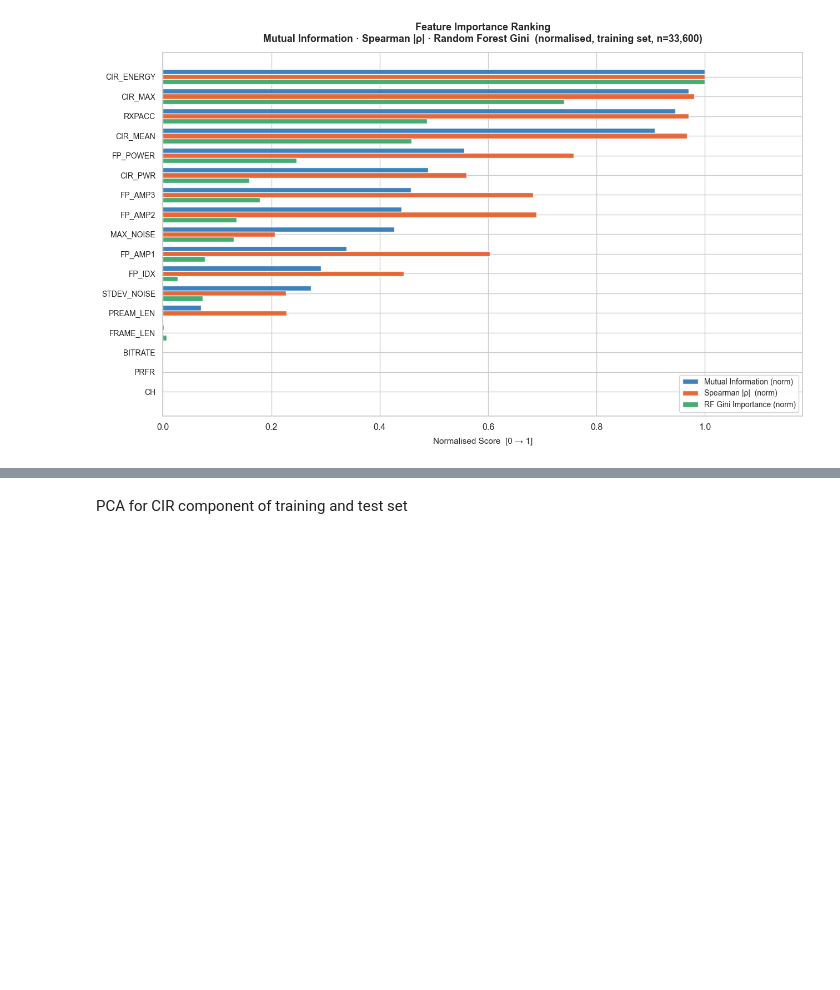
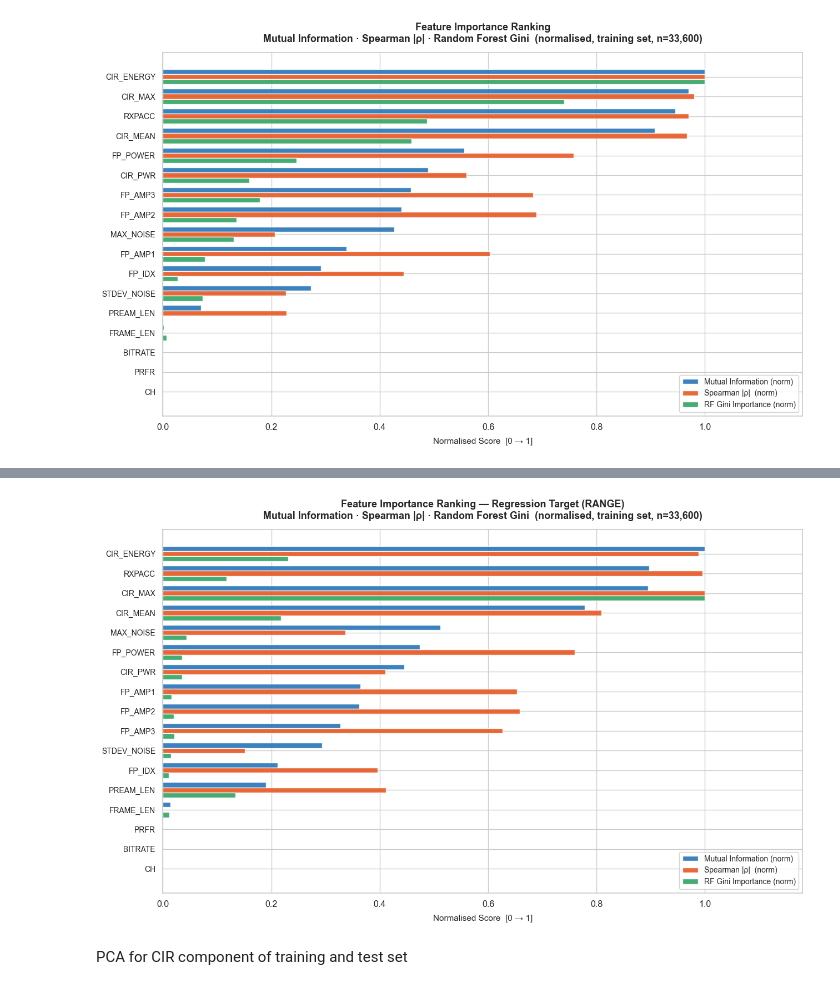
Before and after one commit to wymenlim/CSC3105, a Jupyter notebook: code/preprocessing.ipynb, the cells around one changed output, grey strips where cells are left out. Cells and saved outputs as stored; diff of their text form; code cells hidden in the pictures; blank space fills up the shorter version.

Commit message:
added importance ranking for regression

```diff
--- a/code/preprocessing.ipynb
+++ b/code/preprocessing.ipynb
@@ -290,0 +293,90 @@ Rank  Feature               MI Score    Spearman |r|   RF Importance
+# %%
+
+from sklearn.feature_selection import mutual_info_regression
+from sklearn.ensemble import RandomForestRegressor
+
+X_fi = X_train_raw[:, :17]   # (33600, 17)
+y_fi_reg = y_reg_train               # (33600,)
+
+# Same discrete mask as the classification cell
+discrete_features_set = {"CH", "FRAME_LEN", "PREAM_LEN", "BITRATE", "PRFR"}
+discrete_mask = np.array([f in discrete_features_set for f in non_cir_features], dtype=bool)
+
+# ── 1. Mutual Information (regression) ────────────────────────────────────────
+mi_scores_reg = mutual_info_regression(
+    X_fi, y_fi_reg, discrete_features=discrete_mask, random_state=42, n_neighbors=5
+)
+
+# ── 2. Spearman |ρ| ────────────────────────────────────────────────────────────
+spearman_r_reg = np.array([
+    abs(spearmanr(X_fi[:, i], y_fi_reg).statistic)
+    for i in range(X_fi.shape[1])
+], dtype=float)
+
+# ── 3. Random Forest Gini Importance (regression) ─────────────────────────────
+rf_reg = RandomForestRegressor(n_estimators=200, max_depth=10, n_jobs=-1, random_state=42)
+rf_reg.fit(X_fi, y_fi_reg)
+rf_importance_reg = rf_reg.feature_importances_
+
+# ── 4. NaN-safe normalisation ─────────────────────────────────────────────────
+def norm(arr):
+    arr = np.asarray(arr, dtype=float)
+    lo, hi = np.nanmin(arr), np.nanmax(arr)
+    return (arr - lo) / (hi - lo)
+
+# ── 5. Ranked DataFrame (primary sort: MI Score) ──────────────────────────────
+fi_reg_df = (
+    pd.DataFrame({
+        "Feature"        : non_cir_features,
+        "MI Score"       : mi_scores_reg,
+        "Spearman |r|"   : spearman_r_reg,
+        "RF Importance"  : rf_importance_reg,
+        "MI (norm)"      : norm(mi_scores_reg),
+        "Spearman (norm)": norm(spearman_r_reg),
+        "RF (norm)"      : norm(rf_importance_reg),
+    })
+    .sort_values("MI Score", ascending=False)
+    .reset_index(drop=True)
+)
+fi_reg_df.index += 1  # 1-based rank
+
+# ── 6. Print ranked table ─────────────────────────────────────────────────────
+print("=" * 74)
+print(f"{'Rank':<6}{'Feature':<18}{'MI Score':>12}{'Spearman |r|':>16}{'RF Importance':>16}")
+print("=" * 74)
+for rank, row in fi_reg_df.iterrows():
+    sp = f"{row['Spearman |r|']:>16.4f}" if not np.isnan(row['Spearman |r|']) else f"{'—':>16}"
+    print(f"{rank:<6}{row['Feature']:<18}{row['MI Score']:>12.4f}{sp}{row['RF Importance']:>16.4f}")
+print("=" * 74)
+
+# ── 7. Grouped bar chart ──────────────────────────────────────────────────────
+sns.set_theme(style="whitegrid", font_scale=1.05)
+fig, ax = plt.subplots(figsize=(13, 8))
+
+features_sorted = fi_reg_df["Feature"].tolist()[::-1]
+mi_norm  = fi_reg_df["MI (norm)"].tolist()[::-1]
+sp_norm  = fi_reg_df["Spearman (norm)"].tolist()[::-1]
+rf_norm  = fi_reg_df["RF (norm)"].tolist()[::-1]
+
+y_pos = np.arange(len(fi_reg_df))
+h     = 0.26
+
+ax.barh(y_pos + h, mi_norm, h, color="#2171B5", alpha=0.88, label="Mutual Information (norm)")
+ax.barh(y_pos,     sp_norm, h, color="#E8541E", alpha=0.88, label="Spearman |ρ|  (norm)")
+ax.barh(y_pos - h, rf_norm, h, color="#2CA25F", alpha=0.88, label="RF Gini Importance (norm)")
+
+ax.set_yticks(y_pos)
+ax.set_yticklabels(features_sorted, fontsize=10)
+ax.set_xlabel("Normalised Score  [0 → 1]", fontsize=11, labelpad=8)
+ax.set_xlim(0, 1.18)
+ax.set_title(
+    "Feature Importance Ranking — Regression Target (RANGE)\n"
+    "Mutual Information · Spearman |ρ| · Random Forest Gini  "
+    f"(normalised, training set, n={len(X_fi):,})",
+    fontsize=13, fontweight="bold", pad=14,
+)
+ax.legend(loc="lower right", framealpha=0.88, fontsize=10)
+
+plt.tight_layout()
+plt.show()
+# %% [output]
@@ -291,3 +400,4 @@ Rank  Feature               MI Score    Spearman |r|   RF Importance
+[figure, added]
 # %% [markdown]
 PCA for CIR component of training and test set
 # %%
```
Also changed, not shown: parts of 2 cells of this notebook.
